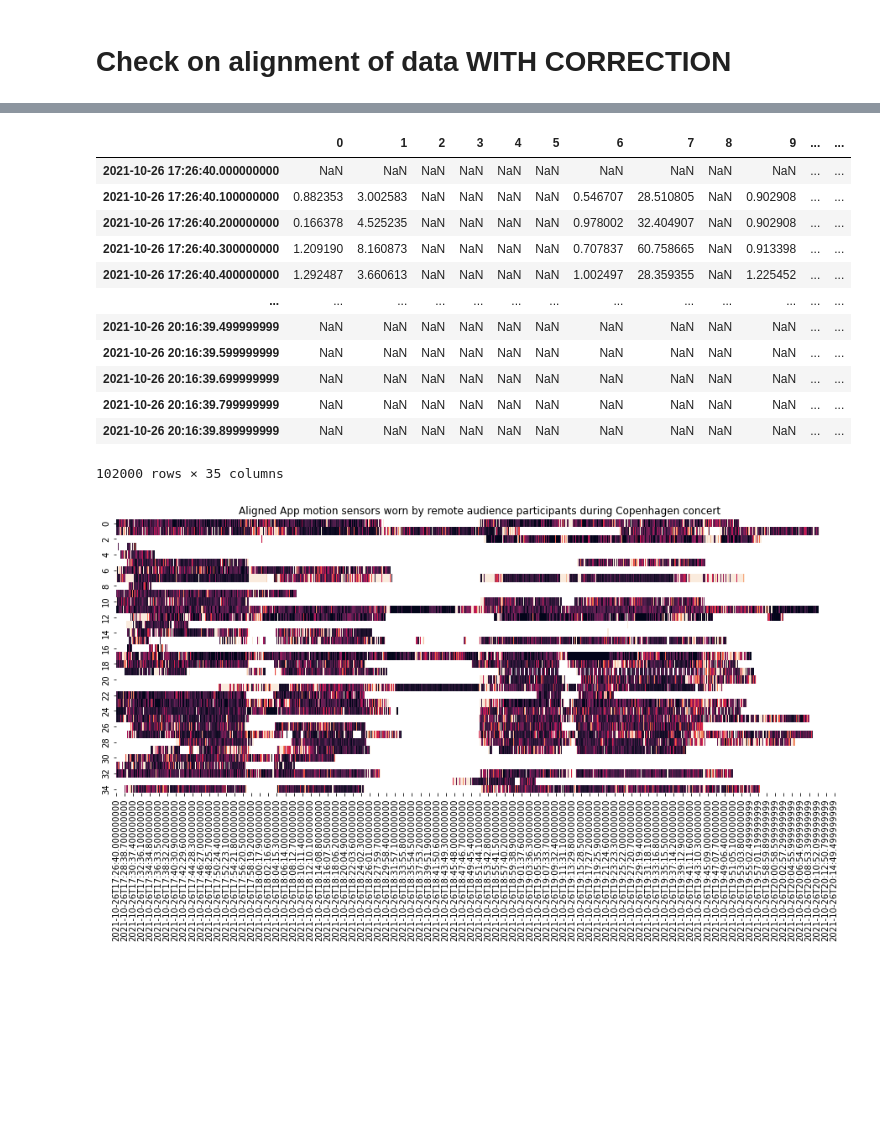
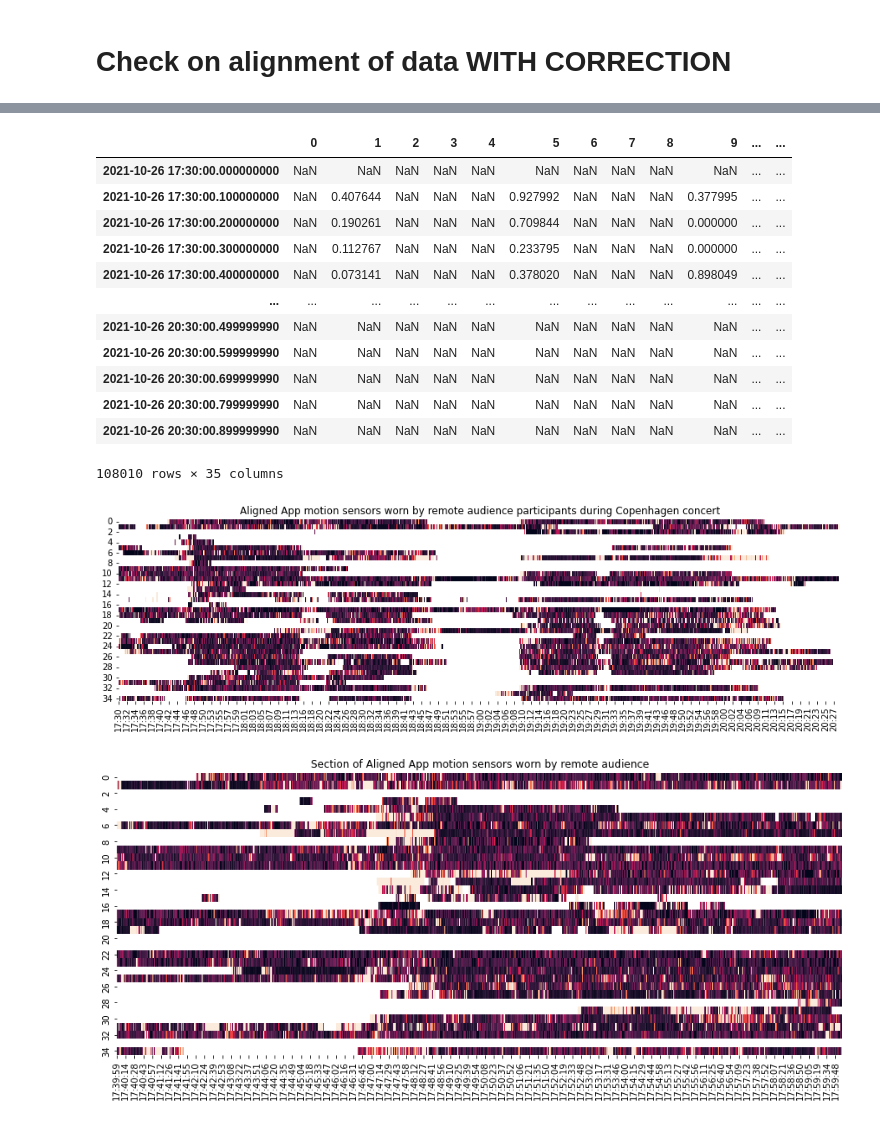
Before and after one commit to finn42/MusicLabCopenhegan_MotionAlignment, a Jupyter notebook: MusicLab_motion_aligne.ipynb, the cells around one changed output, grey strips where cells are left out. Saved outputs shown, nothing was run; the diff lists cells and outputs as text; code cells hidden in the pictures; blank space fills up the shorter version.

```diff
--- a/MusicLab_motion_aligne.ipynb
+++ b/MusicLab_motion_aligne.ipynb
@@ -380,3 +366,6 @@ output_folder ='C:/Users/finnu/OneDrive - Universitetet i Oslo/Documents/Mobile_
+# %%
+input_folder = 'C:/Users/finnu/OneDrive - Universitetet i Oslo/Documents/Mobile_data/Concert_MusicLab/Concated/Remote/deviceMotion/'
+output_folder = 'C:/Users/finnu/OneDrive - Universitetet i Oslo/Documents/Mobile_data/Concert_MusicLab/Concated/Remote/alignedDeviceMotion/'
 # %%
 for devN in range(len(synchalignments)):
     filename = synchalignments.loc[devN,'devID']
@@ -447,0 +437,13 @@ dt_ct = Start_time + pd.to_timedelta(ts_ct,unit='ms')
+# %%
+# set the sampling period for the concert in UTC
+Start_time = pd.to_datetime('2021-10-26 17:30:00+0000').replace(tzinfo=None)
+Synch_time = pd.to_datetime('2021-10-26 17:48:06+0000').replace(tzinfo=None)
+Mid_time = pd.to_datetime('2021-10-26 19:00:00+0000').replace(tzinfo=None)
+End_time = pd.to_datetime('2021-10-26 20:30:00+0000').replace(tzinfo=None)
+# device times 10 Hs
+# ts_dt = pd.date_range(Start_time,End_time, freq='100ms')
+# ts_ts = np.arange(Start_time.timestamp(),End_time.timestamp(), 0.1)*1000
+# concert times 10 Hz
+ts_ct = np.arange(-1086,9715, 0.1)*1000
+dt_ct = Synch_time + pd.to_timedelta(ts_ct,unit='ms')
+[dt_ct[0],dt_ct[-1]]
@@ -457,7 +461,7 @@ concert_times['time_concert'] = concert_times['CTime']
 concert_times=concert_times.set_index('ConcertdTime', drop=True)
 # %%
 # folder of devicewise files for a specific set
-folder ='C:/Users/finnu/OneDrive - Universitetet i Oslo/Documents/Mobile_data/Concert_MusicLab/Stitched_App_Sensors/Aligned/Hall'
+folder = 'C:/Users/finnu/OneDrive - Universitetet i Oslo/Documents/Mobile_data/Concert_MusicLab/Concated/Hall/alignedDeviceMotion/'
 devices = os.listdir(folder)
 # %%
 # gather the aligned recordings for the live performance
@@ -540,6 +556,6 @@ plt.show()
 # %%
 # folder of devicewise files for a specific set
-folder ='C:/Users/finnu/OneDrive - Universitetet i Oslo/Documents/Mobile_data/Concert_MusicLab/Stitched_App_Sensors/Aligned/Remote'
+folder = 'C:/Users/finnu/OneDrive - Universitetet i Oslo/Documents/Mobile_data/Concert_MusicLab/Concated/Remote/alignedDeviceMotion/'
 devices = os.listdir(folder)
 # %%
 # gather the aligned recordings for the live performance
@@ -590,32 +606,44 @@ fde2f9b4-7503-d799-0d3c-05b512b5b960.Full_Concert.deviceMotion.csv
 # %%
 aud_df.index = dt_ct
-
+rem_df = aud_df.copy()
 aud_df
 # %% [output]
 |  | 0 | 1 | 2 | 3 | 4 | 5 | 6 | 7 | 8 | 9 | ... | ... |
-| 2021-10-26 17:26:40.000000000 | NaN | NaN | NaN | NaN | NaN | NaN | NaN | NaN | NaN | NaN | ... | ... |
-| 2021-10-26 17:26:40.100000000 | 0.882353 | 3.002583 | NaN | NaN | NaN | NaN | 0.546707 | 28.510805 | NaN | 0.902908 | ... | ... |
-| 2021-10-26 17:26:40.200000000 | 0.166378 | 4.525235 | NaN | NaN | NaN | NaN | 0.978002 | 32.404907 | NaN | 0.902908 | ... | ... |
-| 2021-10-26 17:26:40.300000000 | 1.209190 | 8.160873 | NaN | NaN | NaN | NaN | 0.707837 | 60.758665 | NaN | 0.913398 | ... | ... |
-| 2021-10-26 17:26:40.400000000 | 1.292487 | 3.660613 | NaN | NaN | NaN | NaN | 1.002497 | 28.359355 | NaN | 1.225452 | ... | ... |
+| 2021-10-26 17:30:00.000000000 | NaN | NaN | NaN | NaN | NaN | NaN | NaN | NaN | NaN | NaN | ... | ... |
+| 2021-10-26 17:30:00.100000000 | NaN | 0.407644 | NaN | NaN | NaN | 0.927992 | NaN | NaN | NaN | 0.377995 | ... | ... |
+| 2021-10-26 17:30:00.200000000 | NaN | 0.190261 | NaN | NaN | NaN | 0.709844 | NaN | NaN | NaN | 0.000000 | ... | ... |
+| 2021-10-26 17:30:00.300000000 | NaN | 0.112767 | NaN | NaN | NaN | 0.233795 | NaN | NaN | NaN | 0.000000 | ... | ... |
+| 2021-10-26 17:30:00.400000000 | NaN | 0.073141 | NaN | NaN | NaN | 0.378020 | NaN | NaN | NaN | 0.898049 | ... | ... |
 | ... | ... | ... | ... | ... | ... | ... | ... | ... | ... | ... | ... | ... |
-| 2021-10-26 20:16:39.499999999 | NaN | NaN | NaN | NaN | NaN | NaN | NaN | NaN | NaN | NaN | ... | ... |
-| 2021-10-26 20:16:39.599999999 | NaN | NaN | NaN | NaN | NaN | NaN | NaN | NaN | NaN | NaN | ... | ... |
-| 2021-10-26 20:16:39.699999999 | NaN | NaN | NaN | NaN | NaN | NaN | NaN | NaN | NaN | NaN | ... | ... |
-| 2021-10-26 20:16:39.799999999 | NaN | NaN | NaN | NaN | NaN | NaN | NaN | NaN | NaN | NaN | ... | ... |
-| 2021-10-26 20:16:39.899999999 | NaN | NaN | NaN | NaN | NaN | NaN | NaN | NaN | NaN | NaN | ... | ... |
+| 2021-10-26 20:30:00.499999990 | NaN | NaN | NaN | NaN | NaN | NaN | NaN | NaN | NaN | NaN | ... | ... |
+| 2021-10-26 20:30:00.599999990 | NaN | NaN | NaN | NaN | NaN | NaN | NaN | NaN | NaN | NaN | ... | ... |
+| 2021-10-26 20:30:00.699999990 | NaN | NaN | NaN | NaN | NaN | NaN | NaN | NaN | NaN | NaN | ... | ... |
+| 2021-10-26 20:30:00.799999990 | NaN | NaN | NaN | NaN | NaN | NaN | NaN | NaN | NaN | NaN | ... | ... |
+| 2021-10-26 20:30:00.899999990 | NaN | NaN | NaN | NaN | NaN | NaN | NaN | NaN | NaN | NaN | ... | ... |
-102000 rows × 35 columns
+108010 rows × 35 columns
 # %%
 # plot for perspective
-fig, ax = plt.subplots(figsize = [15.5,6])
+fig, ax = plt.subplots(figsize = [15.5,4])
 chart = sns.heatmap(data=aud_df.transpose(), ax=ax,vmin=0, vmax=5,cbar=False)
 
-# freq = int(round(len(aud_df)/len(ax.get_xticks())))
-# ax.set_xticklabels(aud_df.iloc[::freq].index.strftime("%H:%M"))
+freq = int(round(len(aud_df)/len(ax.get_xticks())))
+ax.set_xticklabels(aud_df.iloc[::freq].index.strftime("%H:%M"))
 #plt.xticks(concert_times.index,concert_times.event, rotation='vertical')
 
 plt.title('Aligned App motion sensors worn by remote audience participants during Copenhagen concert')
-plt.savefig('CoverageSnapshot_Copenhagen_Remote_Aligned.png')
+plt.savefig('./Plots/CoverageSnapshot_Copenhagen_Remote_Aligned.png')
 plt.show()
 # %% [output]
-[figure, old version]
+[figure, new version]
+# %%
+seg_df = rem_df.loc[dt_ct[6000]:dt_ct[18000]]
+fig, ax = plt.subplots(figsize = [15,6])
+chart = sns.heatmap(data=seg_df.transpose(), ax=ax,vmin=0, vmax=5,cbar=False)
+
+freq = int(round(len(seg_df)/len(ax.get_xticks())))
+ax.set_xticklabels(seg_df.iloc[::freq].index.strftime("%H:%M:%S"))
+plt.title('Section of Aligned App motion sensors worn by remote audience')
+plt.savefig('./Plots/Coverage20MinSnapshot_Copenhagen_Remote_Aligned.png')
+plt.show()
+# %% [output]
+[figure, added]
```
Also changed, not shown: parts of 23 cells of this notebook, 17 other files.
